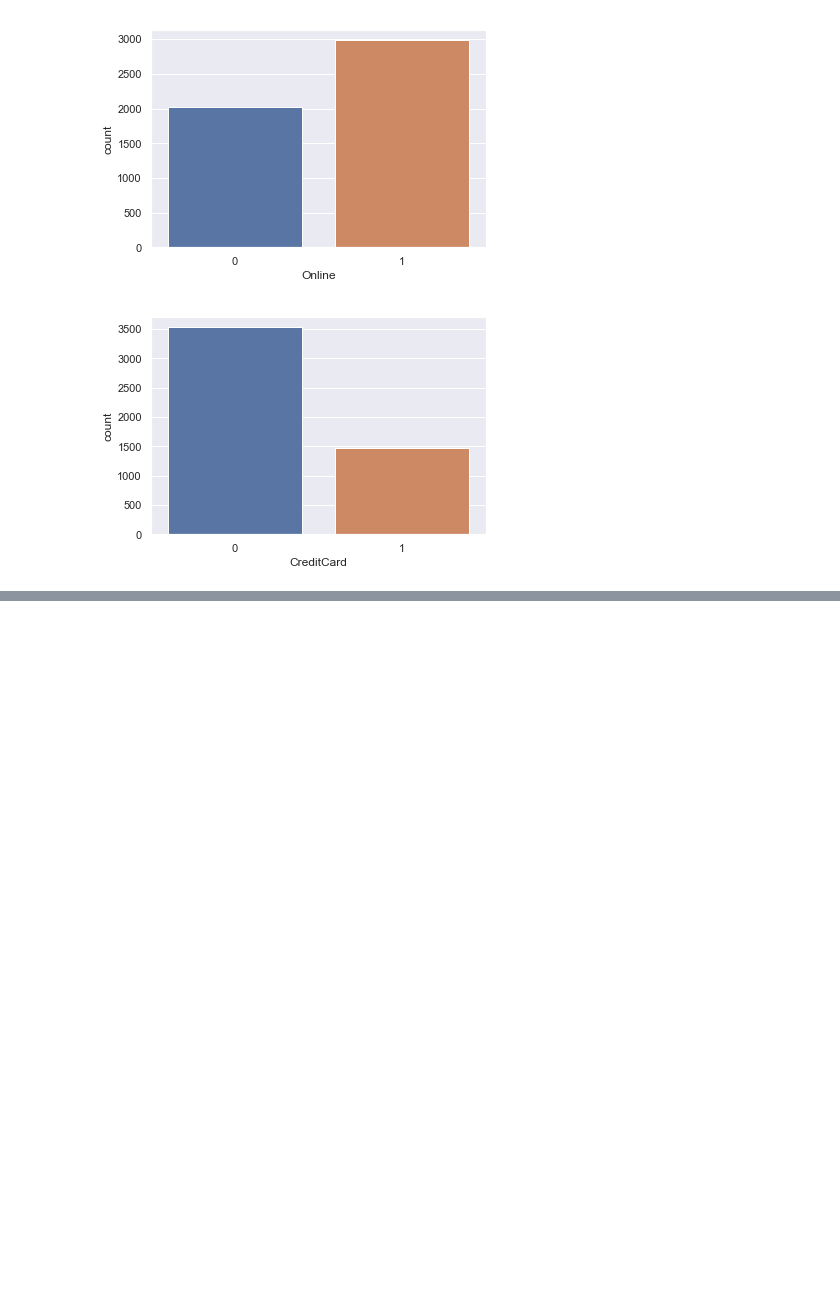
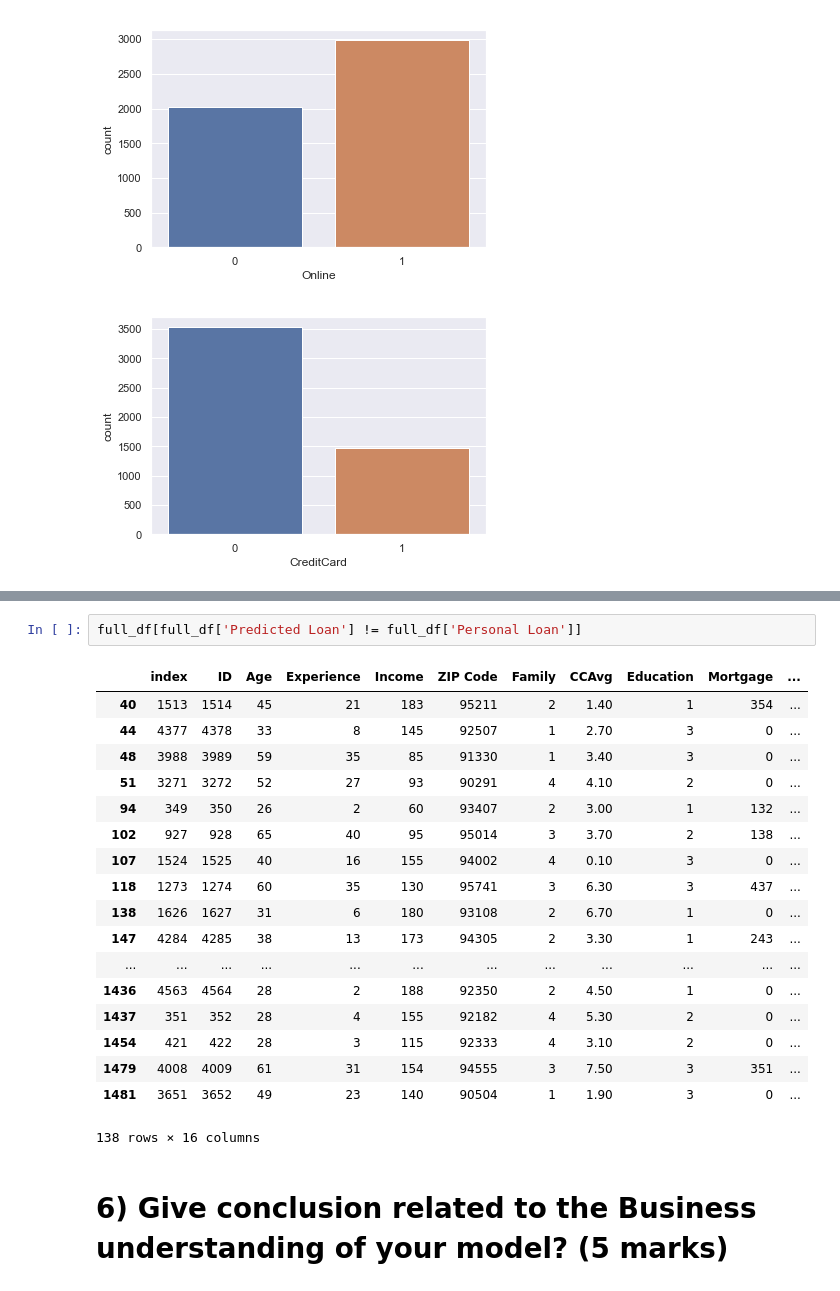
Before and after one commit to danieljacob5/aiml-course, a Jupyter notebook: supervised learning/Jacob Harnack Supervised Learning Project.ipynb, the cells around one changed output, grey strips where cells are left out. Cells and saved outputs as stored; diff of their text form; blank space fills up the shorter version.

```diff
--- a/supervised learning/Jacob Harnack Supervised Learning Project.ipynb
+++ b/supervised learning/Jacob Harnack Supervised Learning Project.ipynb
@@ -253,0 +384,23 @@ plt.show()
+# %%
+full_df[full_df['Predicted Loan'] != full_df['Personal Loan']]
+# %% [output]
+|  | index | ID | Age | Experience | Income | ZIP Code | Family | CCAvg | Education | Mortgage | ... |
+| 40 | 1513 | 1514 | 45 | 21 | 183 | 95211 | 2 | 1.40 | 1 | 354 | ... |
+| 44 | 4377 | 4378 | 33 | 8 | 145 | 92507 | 1 | 2.70 | 3 | 0 | ... |
+| 48 | 3988 | 3989 | 59 | 35 | 85 | 91330 | 1 | 3.40 | 3 | 0 | ... |
+| 51 | 3271 | 3272 | 52 | 27 | 93 | 90291 | 4 | 4.10 | 2 | 0 | ... |
+| 94 | 349 | 350 | 26 | 2 | 60 | 93407 | 2 | 3.00 | 1 | 132 | ... |
+| 102 | 927 | 928 | 65 | 40 | 95 | 95014 | 3 | 3.70 | 2 | 138 | ... |
+| 107 | 1524 | 1525 | 40 | 16 | 155 | 94002 | 4 | 0.10 | 3 | 0 | ... |
+| 118 | 1273 | 1274 | 60 | 35 | 130 | 95741 | 3 | 6.30 | 3 | 437 | ... |
+| 138 | 1626 | 1627 | 31 | 6 | 180 | 93108 | 2 | 6.70 | 1 | 0 | ... |
+| 147 | 4284 | 4285 | 38 | 13 | 173 | 94305 | 2 | 3.30 | 1 | 243 | ... |
+| ... | ... | ... | ... | ... | ... | ... | ... | ... | ... | ... | ... |
+| 1436 | 4563 | 4564 | 28 | 2 | 188 | 92350 | 2 | 4.50 | 1 | 0 | ... |
+| 1437 | 351 | 352 | 28 | 4 | 155 | 92182 | 4 | 5.30 | 2 | 0 | ... |
+| 1454 | 421 | 422 | 28 | 3 | 115 | 92333 | 4 | 3.10 | 2 | 0 | ... |
+| 1479 | 4008 | 4009 | 61 | 31 | 154 | 94555 | 3 | 7.50 | 3 | 351 | ... |
+| 1481 | 3651 | 3652 | 49 | 23 | 140 | 90504 | 1 | 1.90 | 3 | 0 | ... |
+138 rows × 16 columns
+# %% [markdown]
+# 6) Give conclusion related to the Business understanding of your model? (5 marks)
```
Also changed, not shown: parts of 14 cells of this notebook.
